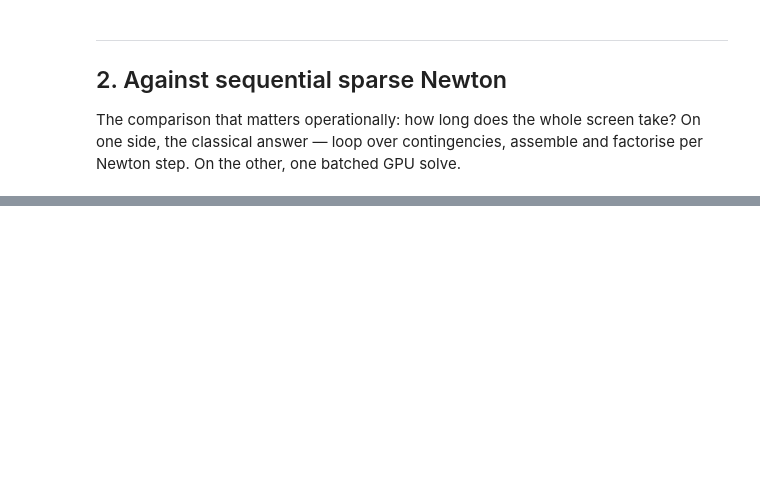
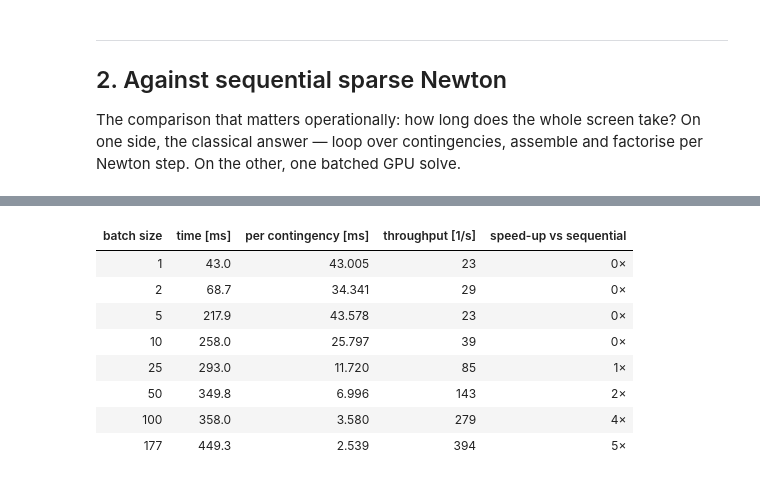
Before and after one commit to panas-bhattarai/learned-iterative-solvers-acpf, a Jupyter notebook: notebooks/07_batched_gpu_screening.ipynb, the cells around one changed output, grey strips where cells are left out. Drawn from its saved outputs; the diff is of its cells as text; code cells hidden in the pictures; blank space fills up the shorter version.

```diff
--- a/notebooks/07_batched_gpu_screening.ipynb
+++ b/notebooks/07_batched_gpu_screening.ipynb
@@ -153,24 +187,33 @@ print(f"throughput: {len(N1)/t_seq:.0f} -> {len(N1)/t_batched:.0f} contingencies
 # %%
 # Throughput against batch size: where does the GPU stop being latency-bound?
 sizes = [1, 2, 5, 10, 25, 50, 100, len(N1)]
 rows = []
 for B in sizes:
-    sub = TorchPF(N1[:B], device=DEV)
-    batched_solve(sub, ALPHA, Minv)                      # warm-up
+    batched_solve(N1[:B], ALPHA, Minv)                   # warm-up
     if DEV == "cuda": torch.cuda.synchronize()
     t0 = time.time()
     reps = 3 if B > 25 else 10
     for _ in range(reps):
-        _, it_, _ = batched_solve(sub, ALPHA, Minv)
+        batched_solve(N1[:B], ALPHA, Minv)
     if DEV == "cuda": torch.cuda.synchronize()
     dt = (time.time()-t0)/reps
     rows.append({"batch size": B, "time [ms]": dt*1e3, "per contingency [ms]": dt*1e3/B,
                  "throughput [1/s]": B/dt})
 thr = pd.DataFrame(rows)
 thr["speed-up vs sequential"] = thr["throughput [1/s]"]/(len(N1)/t_seq)
 display(thr.style.format({"time [ms]": "{:.1f}", "per contingency [ms]": "{:.3f}",
                           "throughput [1/s]": "{:.0f}",
                           "speed-up vs sequential": "{:.0f}×"}).hide(axis="index"))
+# %% [output]
+| batch size | time [ms] | per contingency [ms] | throughput [1/s] | speed-up vs sequential |
+| 1 | 43.0 | 43.005 | 23 | 0× |
+| 2 | 68.7 | 34.341 | 29 | 0× |
+| 5 | 217.9 | 43.578 | 23 | 0× |
+| 10 | 258.0 | 25.797 | 39 | 0× |
+| 25 | 293.0 | 11.720 | 85 | 1× |
+| 50 | 349.8 | 6.996 | 143 | 2× |
+| 100 | 358.0 | 3.580 | 279 | 4× |
+| 177 | 449.3 | 2.539 | 394 | 5× |
 # %%
 fig, (ax1, ax2) = stacked(2, panel_height=5.0)
 ax1.loglog(thr["batch size"], thr["per contingency [ms]"], "o-", color=PALETTE["learned"],
```
Also changed, not shown: parts of 9 cells of this notebook, 2 other files.
